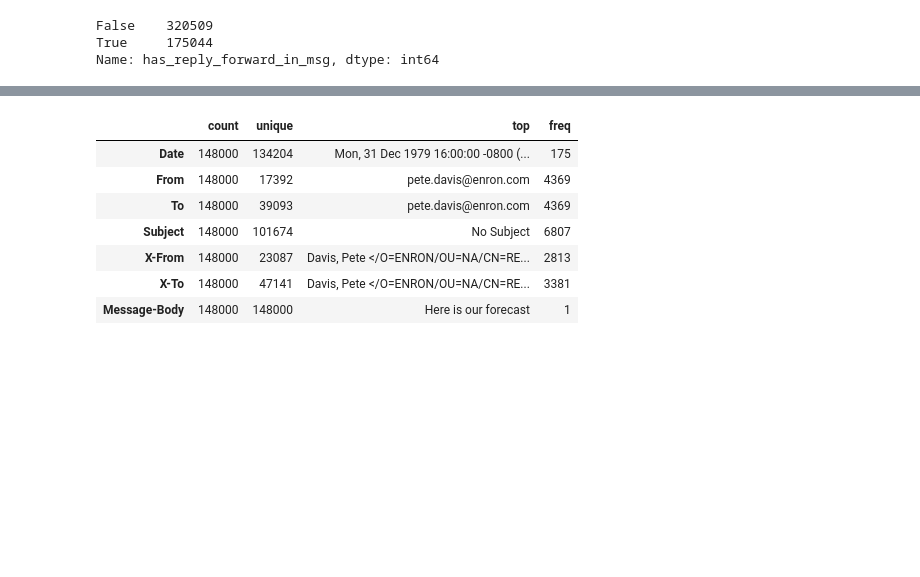
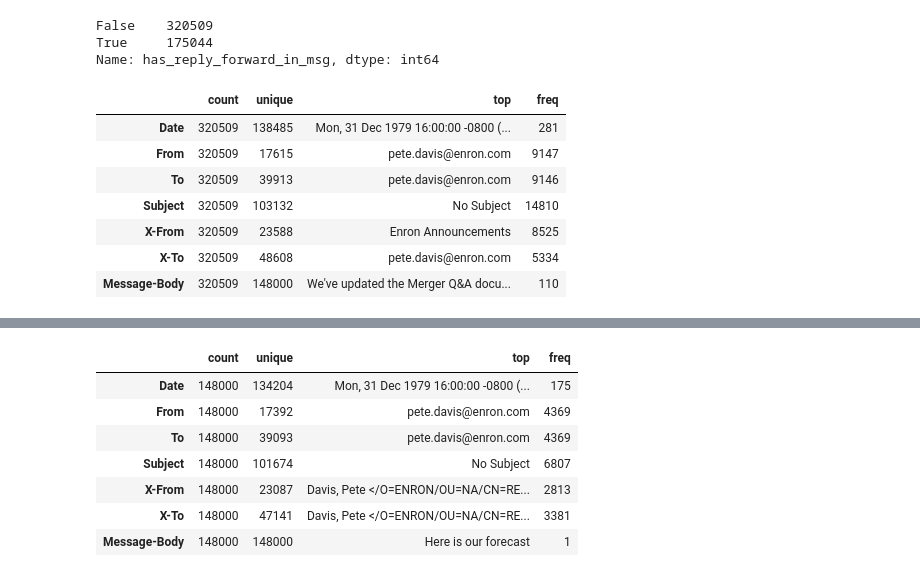
Before and after one commit to pkdc/disc-predictor-for-business, a Jupyter notebook: notebooks/02_data_preprocessing.ipynb, the cells around one changed output, grey strips where cells are left out. Cells and saved outputs as stored; diff of their text form; code cells hidden in the pictures; blank space fills up the shorter version.

```diff
--- a/notebooks/02_data_preprocessing.ipynb
+++ b/notebooks/02_data_preprocessing.ipynb
@@ -209,5 +209,16 @@ def trim_space_remove_image(msg_body):
         return msg_body
 
 emails_df['Message-Body'] = emails_df['Message-Body'].apply(trim_space_remove_image)
+# %%
+emails_df.describe().T
+# %% [output]
+|  | count | unique | top | freq |
+| Date | 320509 | 138485 | Mon, 31 Dec 1979 16:00:00 -0800 (... | 281 |
+| From | 320509 | 17615 | pete.davis@enron.com | 9147 |
+| To | 320509 | 39913 | pete.davis@enron.com | 9146 |
+| Subject | 320509 | 103132 | No Subject | 14810 |
+| X-From | 320509 | 23588 | Enron Announcements | 8525 |
+| X-To | 320509 | 48608 | pete.davis@enron.com | 5334 |
+| Message-Body | 320509 | 148000 | We've updated the Merger Q&A docu... | 110 |
 # %%
 # drop duplicates
```
Also changed, not shown: parts of 1 cell of this notebook, 2 other files.
